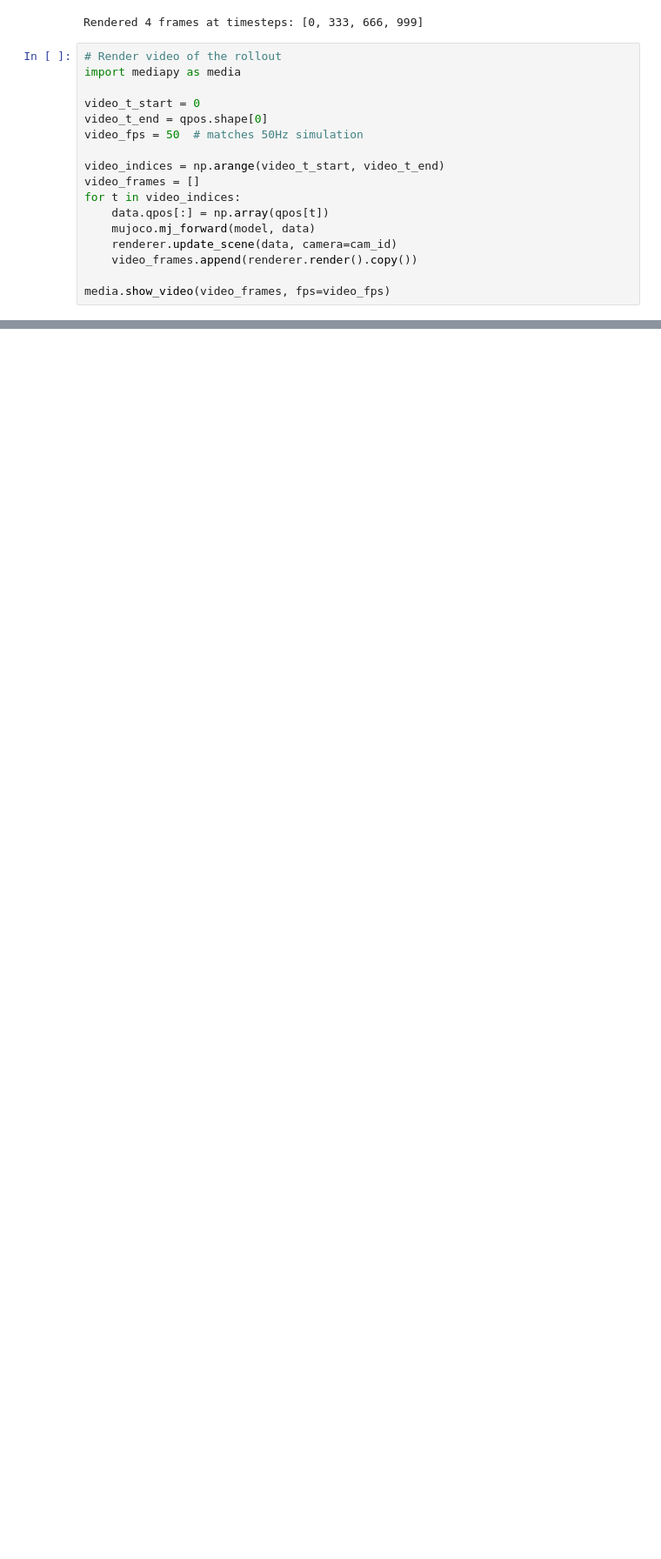
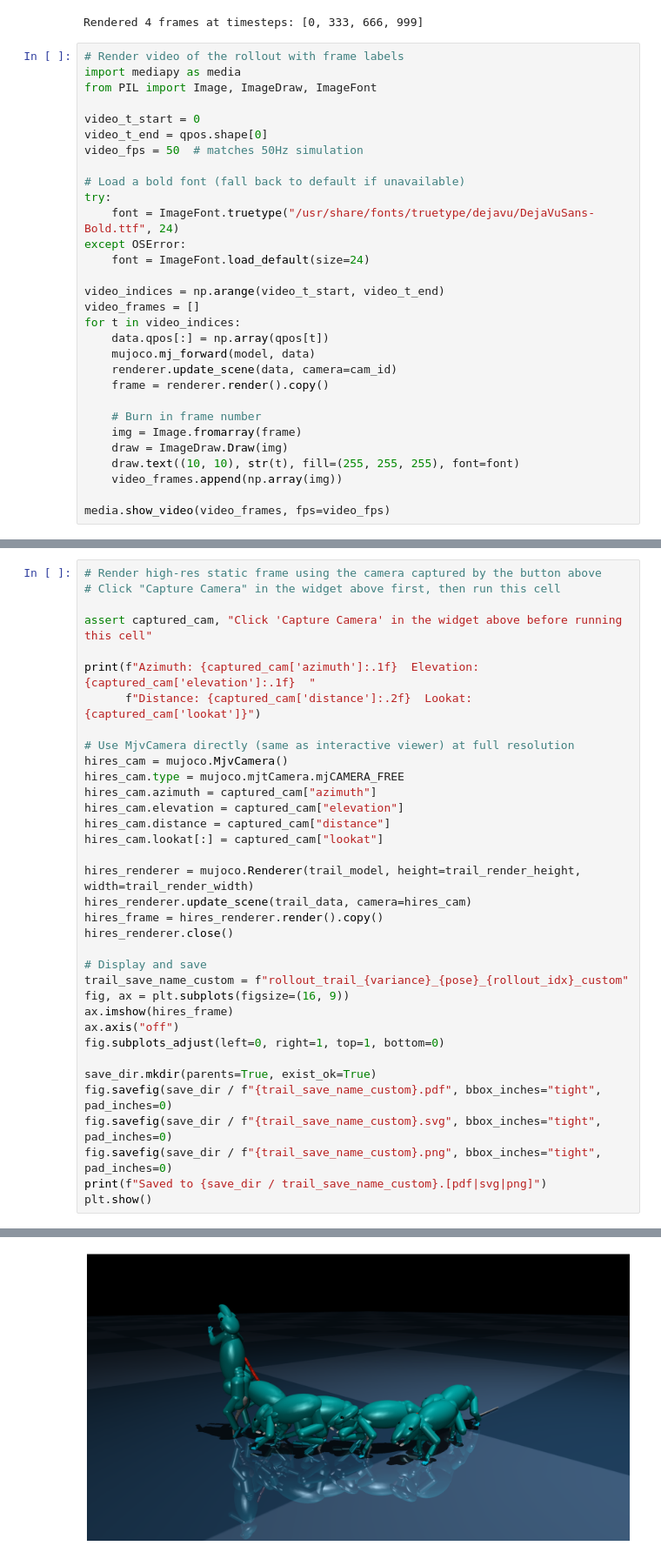
Before and after one commit to asirbu77/SCAMPER, a Jupyter notebook: notebooks/analysis/random_generation/render_rollout_frames.ipynb, the cells around one changed output, grey strips where cells are left out. Shown at 87% size. Drawn from its saved outputs; the diff is of its cells as text; blank space fills up the shorter version.

```diff
--- a/notebooks/analysis/random_generation/render_rollout_frames.ipynb
+++ b/notebooks/analysis/random_generation/render_rollout_frames.ipynb
@@ -133,12 +130,19 @@ print(f"Rendered {num_frames} frames at timesteps: {frame_indices.tolist()}")
 # %% [output]
 Rendered 4 frames at timesteps: [0, 333, 666, 999]
 # %%
-# Render video of the rollout
+# Render video of the rollout with frame labels
 import mediapy as media
+from PIL import Image, ImageDraw, ImageFont
 
 video_t_start = 0
 video_t_end = qpos.shape[0]
 video_fps = 50  # matches 50Hz simulation
+
+# Load a bold font (fall back to default if unavailable)
+try:
+    font = ImageFont.truetype("/usr/share/fonts/truetype/dejavu/DejaVuSans-Bold.ttf", 24)
+except OSError:
+    font = ImageFont.load_default(size=24)
 
 video_indices = np.arange(video_t_start, video_t_end)
 video_frames = []
@@ -146,7 +150,13 @@ for t in video_indices:
     data.qpos[:] = np.array(qpos[t])
     mujoco.mj_forward(model, data)
     renderer.update_scene(data, camera=cam_id)
-    video_frames.append(renderer.render().copy())
+    frame = renderer.render().copy()
+
+    # Burn in frame number
+    img = Image.fromarray(frame)
+    draw = ImageDraw.Draw(img)
+    draw.text((10, 10), str(t), fill=(255, 255, 255), font=font)
+    video_frames.append(np.array(img))
 
 media.show_video(video_frames, fps=video_fps)
 # %% [output]
@@ -340,0 +444,36 @@ Saved to /home/mila/a/aidan.sirbu/SCAMPER/notebooks/plots/random_generation/roll
+# %%
+# Render high-res static frame using the camera captured by the button above
+# Click "Capture Camera" in the widget above first, then run this cell
+
+assert captured_cam, "Click 'Capture Camera' in the widget above before running this cell"
+
+print(f"Azimuth: {captured_cam['azimuth']:.1f}  Elevation: {captured_cam['elevation']:.1f}  "
+      f"Distance: {captured_cam['distance']:.2f}  Lookat: {captured_cam['lookat']}")
+
+# Use MjvCamera directly (same as interactive viewer) at full resolution
+hires_cam = mujoco.MjvCamera()
+hires_cam.type = mujoco.mjtCamera.mjCAMERA_FREE
+hires_cam.azimuth = captured_cam["azimuth"]
+hires_cam.elevation = captured_cam["elevation"]
+hires_cam.distance = captured_cam["distance"]
+hires_cam.lookat[:] = captured_cam["lookat"]
+
+hires_renderer = mujoco.Renderer(trail_model, height=trail_render_height, width=trail_render_width)
+hires_renderer.update_scene(trail_data, camera=hires_cam)
+hires_frame = hires_renderer.render().copy()
+hires_renderer.close()
+
+# Display and save
+trail_save_name_custom = f"rollout_trail_{variance}_{pose}_{rollout_idx}_custom"
+fig, ax = plt.subplots(figsize=(16, 9))
+ax.imshow(hires_frame)
+ax.axis("off")
+fig.subplots_adjust(left=0, right=1, top=1, bottom=0)
+
+save_dir.mkdir(parents=True, exist_ok=True)
+fig.savefig(save_dir / f"{trail_save_name_custom}.pdf", bbox_inches="tight", pad_inches=0)
+fig.savefig(save_dir / f"{trail_save_name_custom}.svg", bbox_inches="tight", pad_inches=0)
+fig.savefig(save_dir / f"{trail_save_name_custom}.png", bbox_inches="tight", pad_inches=0)
+print(f"Saved to {save_dir / trail_save_name_custom}.[pdf|svg|png]")
+plt.show()
+# %% [output]
@@ -340,0 +482 @@ Saved to /home/mila/a/aidan.sirbu/SCAMPER/notebooks/plots/random_generation/roll
+[figure, added]
```
Also changed, not shown: parts of 5 cells of this notebook, 3 other files.
